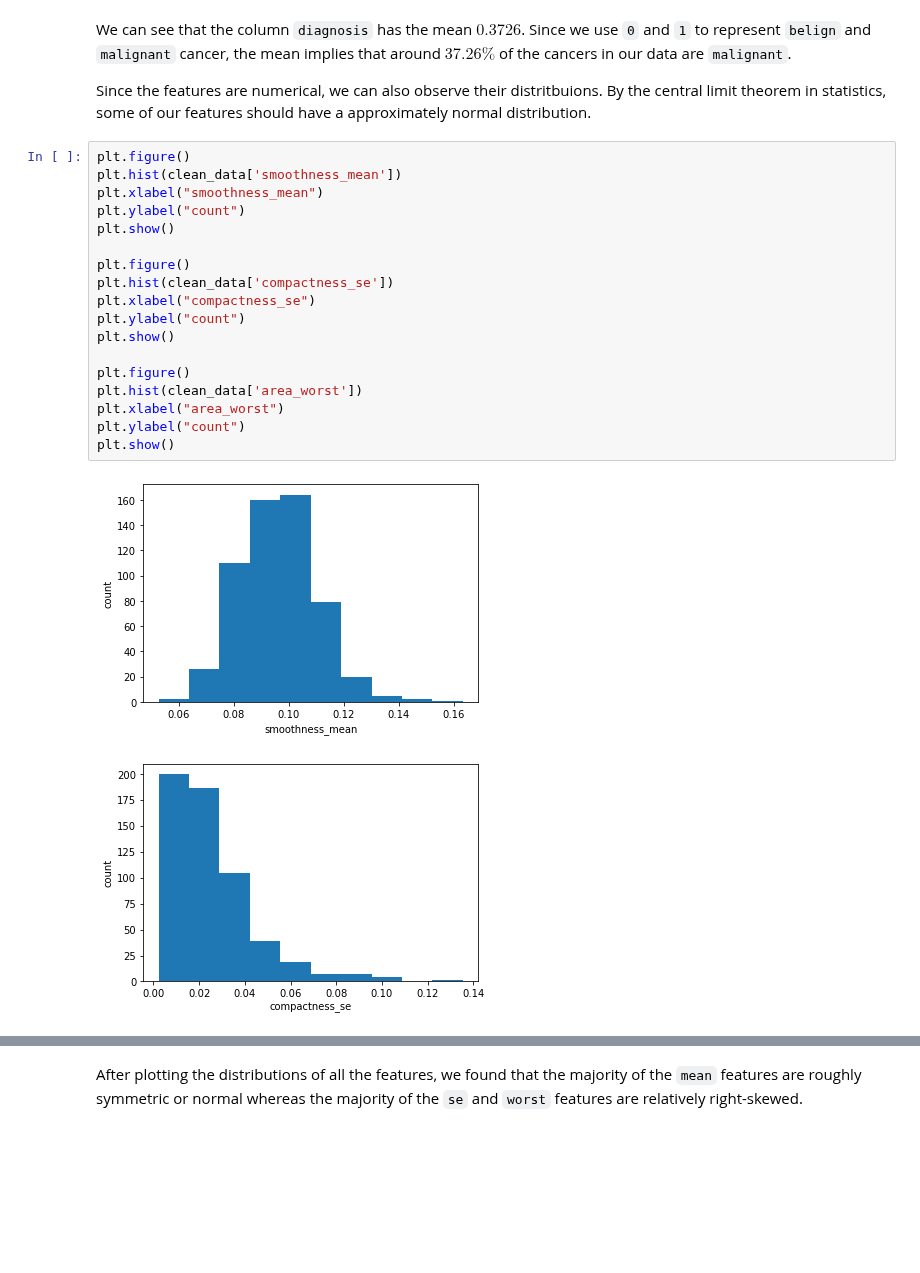
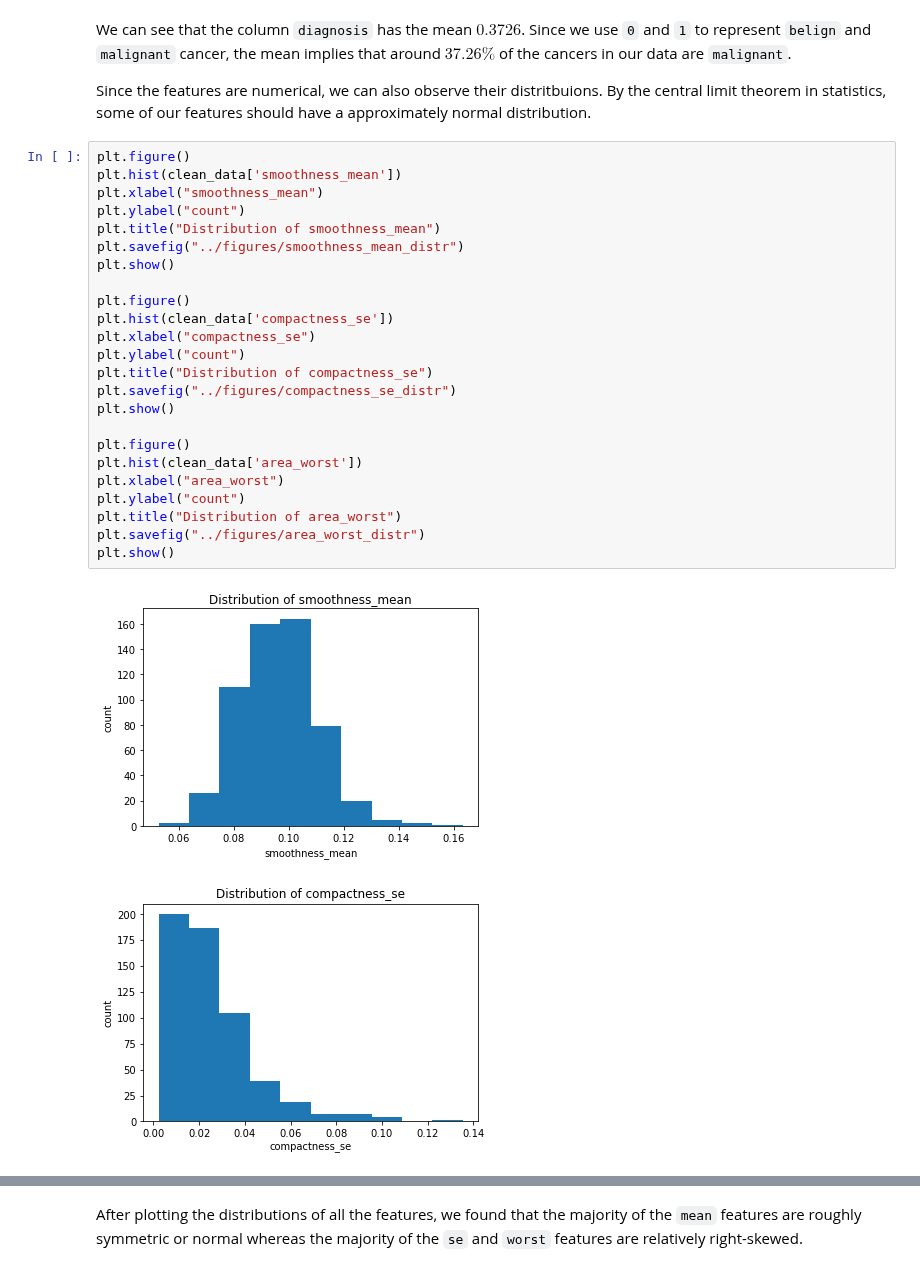
Before and after one commit to UCB-stat-159-s22/hw07-Group26, a Jupyter notebook: codes/data_visual.ipynb, the cells around one changed output, grey strips where cells are left out. Saved outputs shown, nothing was run; the diff lists cells and outputs as text; blank space fills up the shorter version.

Commit message:
Updated EDA sections in main.ipynb; updated data_visual.ipynb, data_prepare.ipynb, and corresponding helperfunctions

```diff
--- a/codes/data_visual.ipynb
+++ b/codes/data_visual.ipynb
@@ -90,21 +90,27 @@ Since the features are numerical, we can also observe their distritbuions. By th
 # %%
 plt.figure()
 plt.hist(clean_data['smoothness_mean'])
 plt.xlabel("smoothness_mean")
 plt.ylabel("count")
+plt.title("Distribution of smoothness_mean")
+plt.savefig("../figures/smoothness_mean_distr")
 plt.show()
 
 plt.figure()
 plt.hist(clean_data['compactness_se'])
 plt.xlabel("compactness_se")
 plt.ylabel("count")
+plt.title("Distribution of compactness_se")
+plt.savefig("../figures/compactness_se_distr")
 plt.show()
 
 plt.figure()
 plt.hist(clean_data['area_worst'])
 plt.xlabel("area_worst")
 plt.ylabel("count")
+plt.title("Distribution of area_worst")
+plt.savefig("../figures/area_worst_distr")
 plt.show()
 # %% [output]
-[figure, old version]
+[figure, new version]
-[figure, old version]
+[figure, new version]
```
Also changed, not shown: parts of 6 cells of this notebook, 26 other files.
